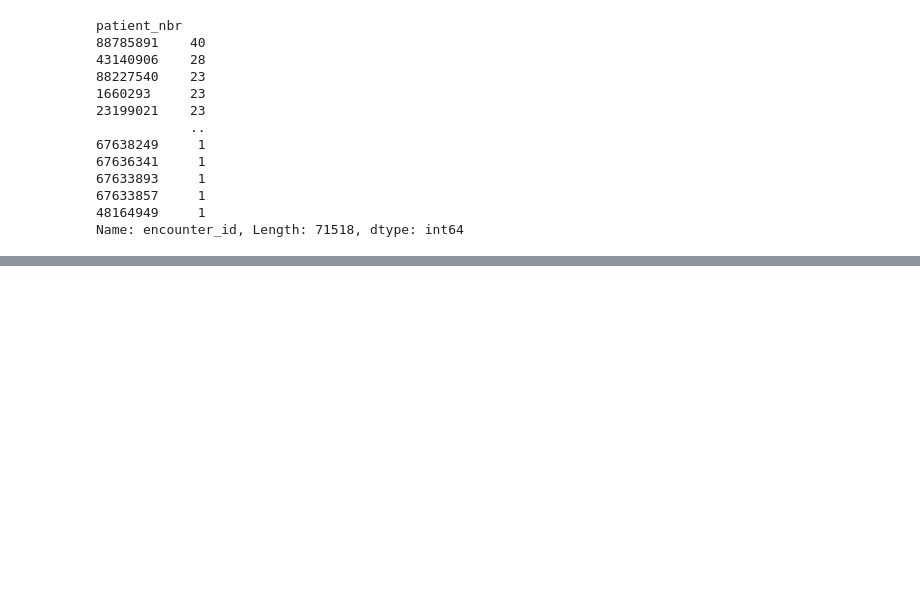
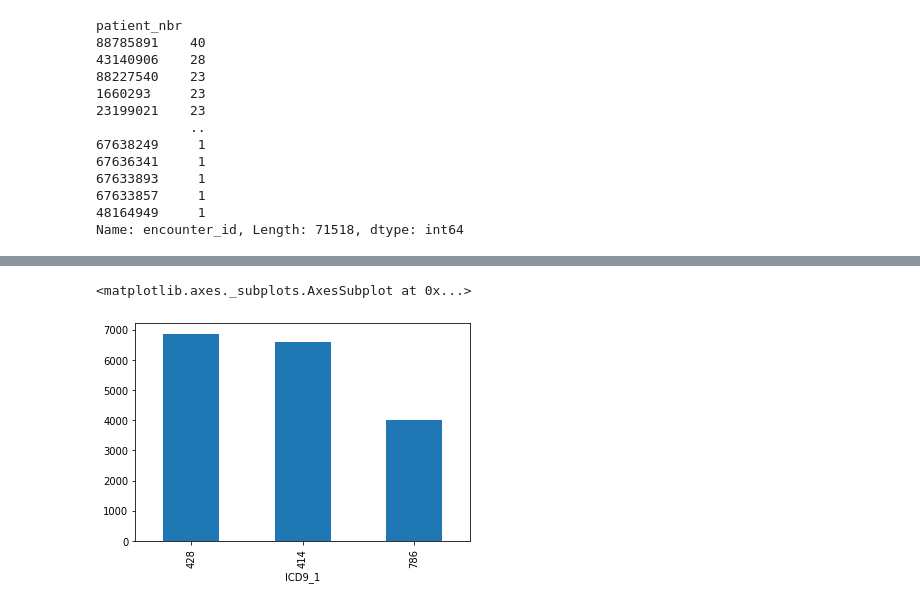
Before and after one commit to tuccib/CUNY-LAG, a Jupyter notebook: 210629_Project_2_clinical_data.ipynb, the cells around one changed output, grey strips where cells are left out. Cells and saved outputs as stored; diff of their text form; code cells hidden in the pictures; blank space fills up the shorter version.

```diff
--- a/210629_Project_2_clinical_data.ipynb
+++ b/210629_Project_2_clinical_data.ipynb
@@ -119,0 +271,7 @@ Name: encounter_id, Length: 717, dtype: int64
+# %%
+# Rank the count of the number of medications for the top 3 most common primary diagnoses
+df[df['ICD9_1'] == ('428' or '414' or '786') ]
+df.groupby(['ICD9_1'])['num_medications'].count().sort_values(ascending=False).head(3).plot(kind = "bar")
+# %% [output]
+<matplotlib.axes._subplots.AxesSubplot at 0x...>
+[figure, added]
```
Also changed, not shown: parts of 12 cells of this notebook.
